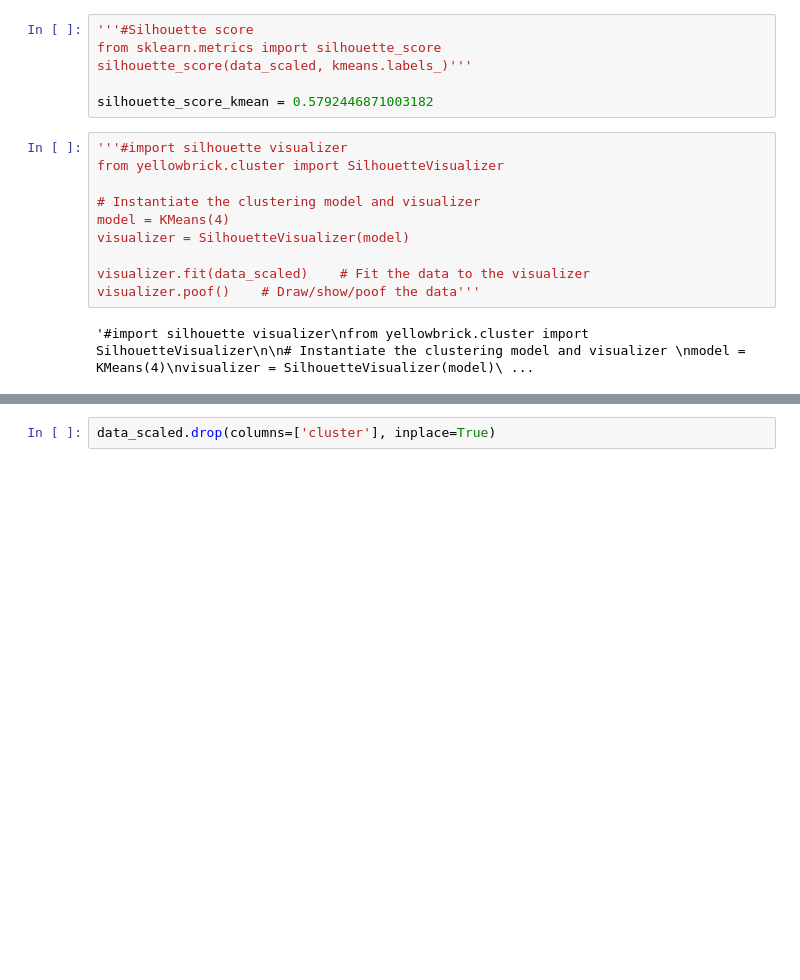
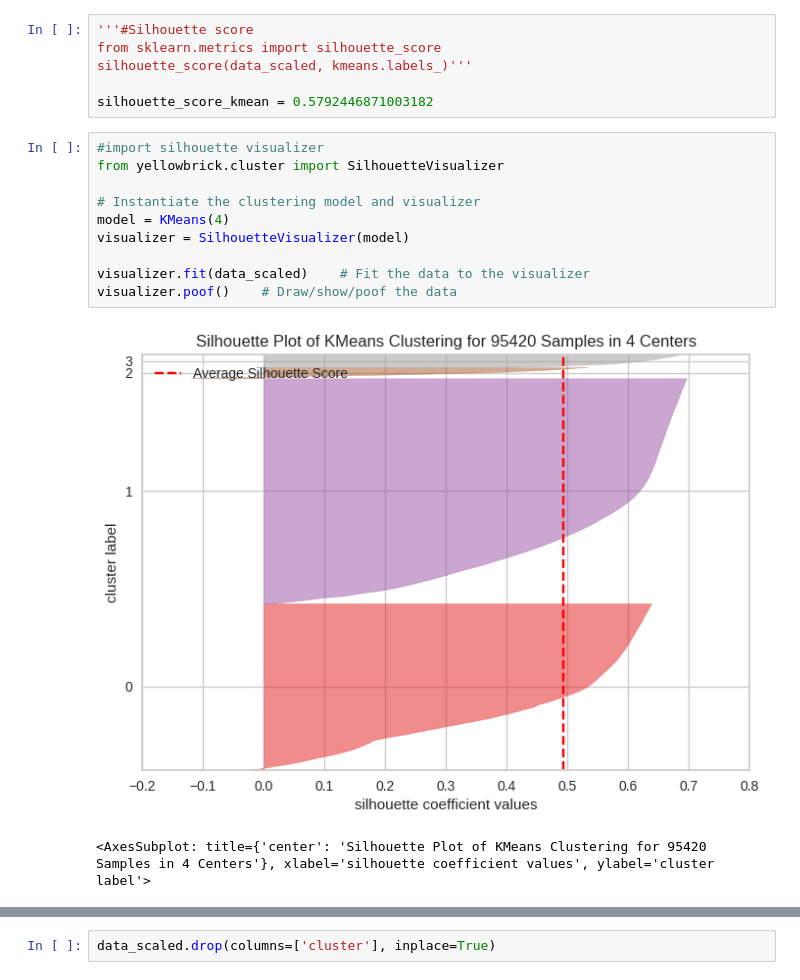
Before and after one commit to ThomasMeb/Projet_4, a Jupyter notebook: Mebarki_Thomas_notebook_essais_022023.ipynb, the cells around one changed output, grey strips where cells are left out. Cells and saved outputs as stored; diff of their text form; blank space fills up the shorter version.

```diff
--- a/Mebarki_Thomas_notebook_essais_022023.ipynb
+++ b/Mebarki_Thomas_notebook_essais_022023.ipynb
@@ -238,17 +238,18 @@ silhouette_score(data_scaled, kmeans.labels_)'''
 
 silhouette_score_kmean = 0.5792446871003182
 # %%
-'''#import silhouette visualizer
+#import silhouette visualizer
 from yellowbrick.cluster import SilhouetteVisualizer
 
 # Instantiate the clustering model and visualizer
 model = KMeans(4)
 visualizer = SilhouetteVisualizer(model)
 
 visualizer.fit(data_scaled)    # Fit the data to the visualizer
-visualizer.poof()    # Draw/show/poof the data'''
+visualizer.poof()    # Draw/show/poof the data
 # %% [output]
+[figure, added]
-'#import silhouette visualizer\nfrom yellowbrick.cluster import SilhouetteVisualizer\n\n# Instantiate the clustering model and visualizer \nmodel = KMeans(4)\nvisualizer = SilhouetteVisualizer(model)\ ...
+<AxesSubplot: title={'center': 'Silhouette Plot of KMeans Clustering for 95420 Samples in 4 Centers'}, xlabel='silhouette coefficient values', ylabel='cluster label'>
 # %%
 #boxplots for each cluster
 fig, ax = plt.subplots(1,3,figsize=(20,6))
```
Also changed, not shown: parts of 18 cells of this notebook, 1 other file.
